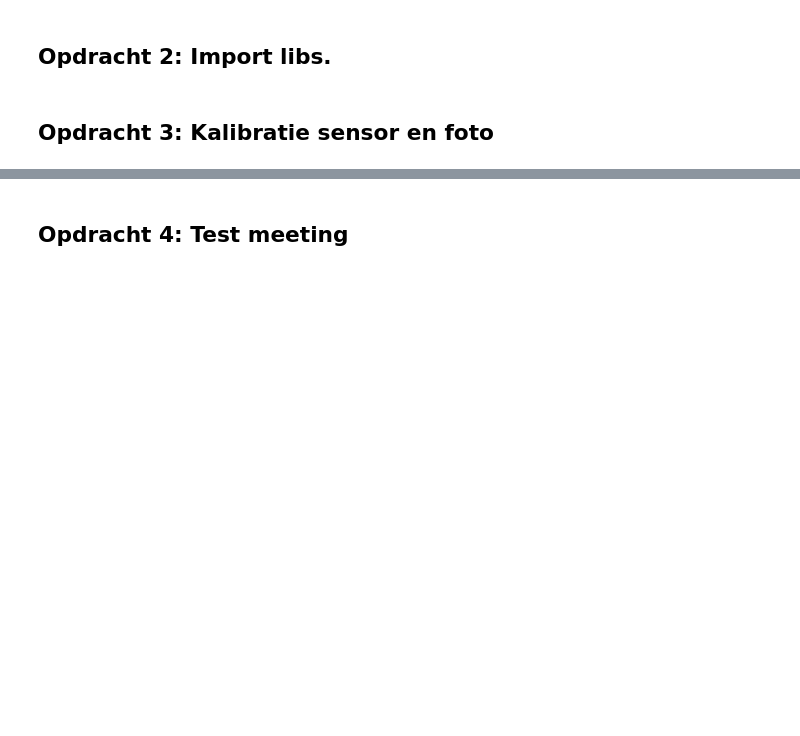
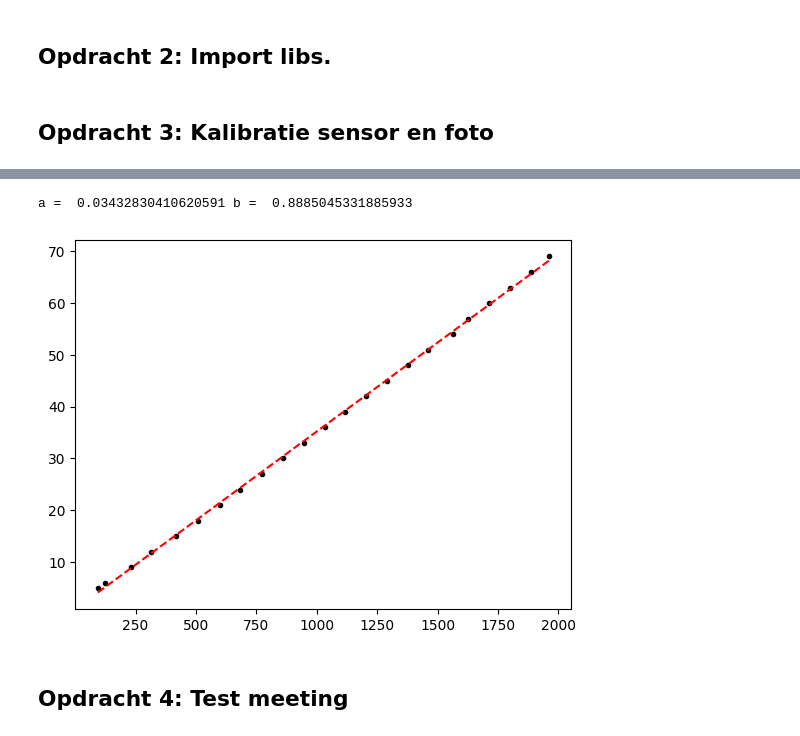
Before and after one commit to BrunoSchouten/Bruno-DEF, a Jupyter notebook: FysiekeOntwerpopdrachten/4OntwerpEenAlgoritmeEchoAkoestisch/DEFOntwerpopdracht4AlgoritmeInvulTemplate.ipynb, the cells around one changed output, grey strips where cells are left out. Saved outputs shown, nothing was run; the diff lists cells and outputs as text; code cells hidden in the pictures; blank space fills up the shorter version.

Commit message:
kalibratie

```diff
--- a/FysiekeOntwerpopdrachten/4OntwerpEenAlgoritmeEchoAkoestisch/DEFOntwerpopdracht4AlgoritmeInvulTemplate.ipynb
+++ b/FysiekeOntwerpopdrachten/4OntwerpEenAlgoritmeEchoAkoestisch/DEFOntwerpopdracht4AlgoritmeInvulTemplate.ipynb
@@ -46,6 +47,20 @@ kalibratie-opstelling groep [nummer]
 <img src="tudelftLogo.png" width="400">
 # %%
-# verwerk hier jullie kalibratiemetingen
+afstanden = np.array([5,6,9,12,15,18,21,24,27,30,33,36,39,42,45,48,51,54,57,60,63,66,69])
+bits = np.array([94,124,230,314,417,510,600,683,773,858,945,1033,1118,1205,1290,1377,1460,1565,1627,1712,1800,1888,1960])
+
+def fit(x,a,b):
+    return a*x+b
+popt,pcov = curve_fit(fit,bits,afstanden)
+x_fit = np.linspace(min(bits),max(bits),1000)
+y_fit = fit(x_fit, *popt)
+plt.plot(bits,afstanden,'k.')
+plt.plot(x_fit,y_fit,'r--')
+
+print('a = ', popt[0], 'b = ', popt[1])
+# %% [output]
+a =  0.03432830410620591 b =  0.8885045331885933
+[figure, added]
 # %% [markdown]
 ## Opdracht 4: Test meeting
 # %%
```
Also changed, not shown: parts of 3 cells of this notebook.
